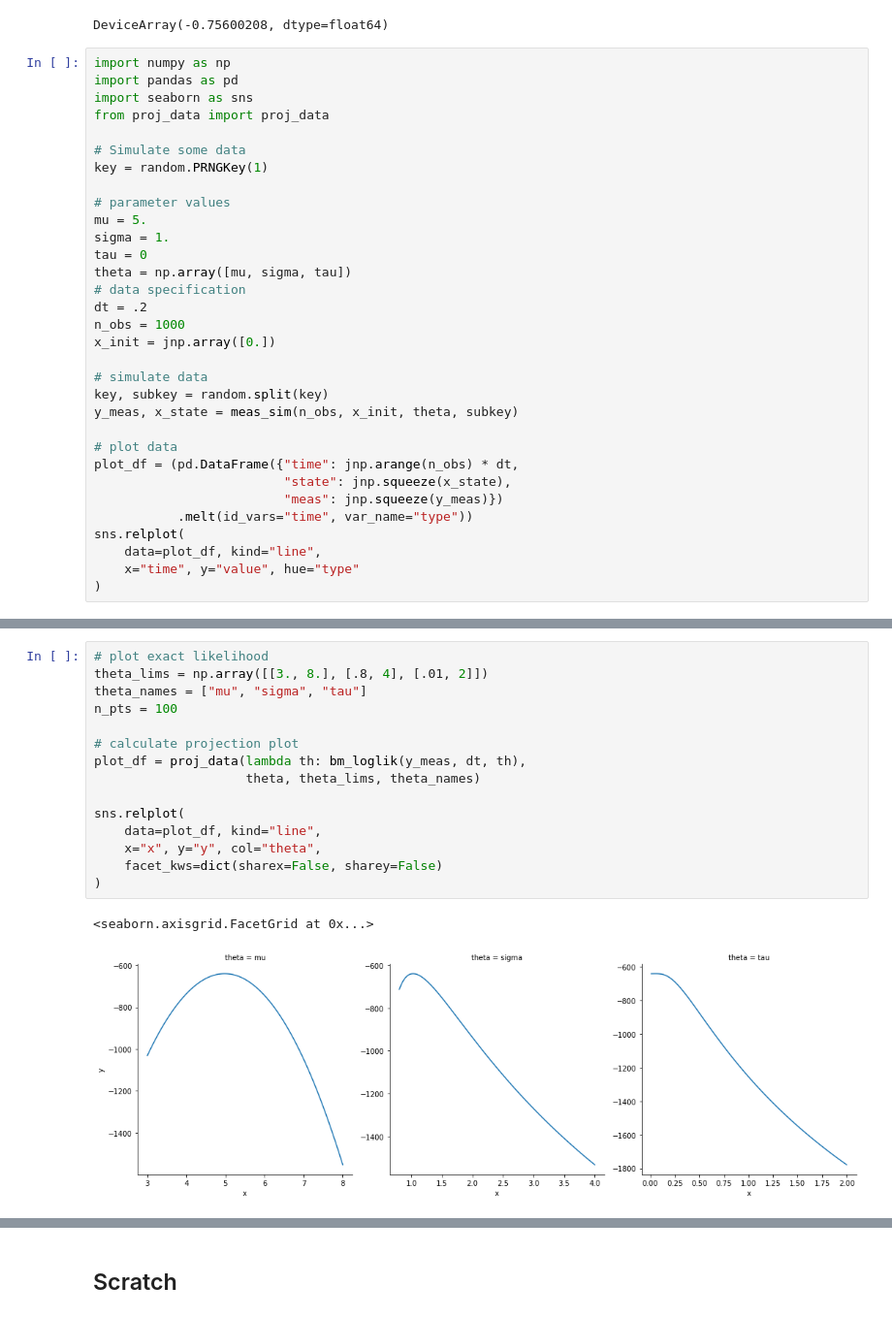
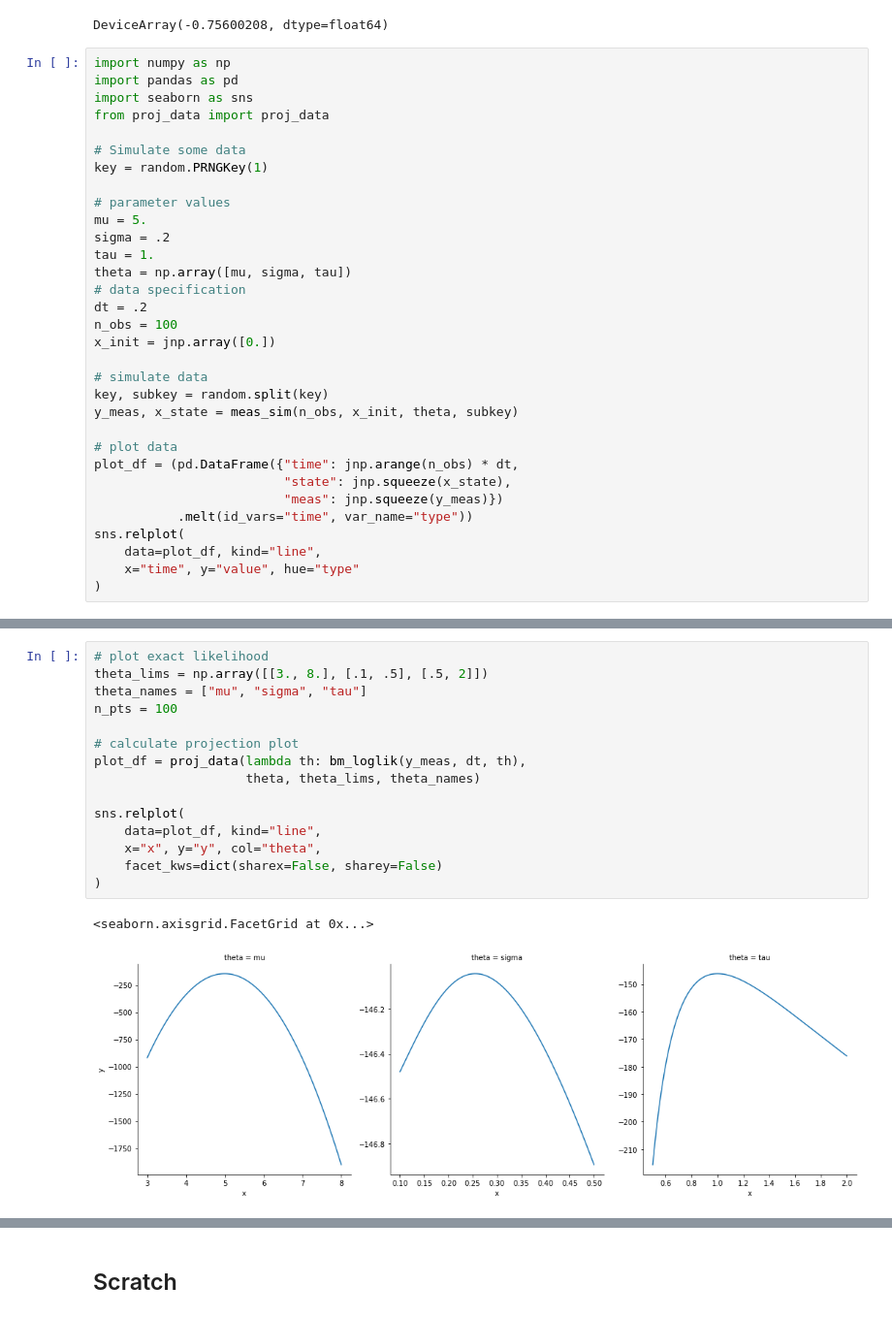
Before and after one commit to mlysy/pfjax, a Jupyter notebook: pfjax.ipynb, the cells around one changed output, grey strips where cells are left out. Shown at 97% size. Drawn from its saved outputs; the diff is of its cells as text.

```diff
--- a/pfjax.ipynb
+++ b/pfjax.ipynb
@@ -183,12 +190,12 @@ key = random.PRNGKey(1)
 
 # parameter values
 mu = 5.
-sigma = 1.
-tau = 0
+sigma = .2
+tau = 1.
 theta = np.array([mu, sigma, tau])
 # data specification
 dt = .2
-n_obs = 1000
+n_obs = 100
 x_init = jnp.array([0.])
 
 # simulate data
@@ -210,18 +217,18 @@ sns.relplot(
 # %%
 # plot exact likelihood
-theta_lims = np.array([[3., 8.], [.8, 4], [.01, 2]])
+theta_lims = np.array([[3., 8.], [.1, .5], [.5, 2]])
 theta_names = ["mu", "sigma", "tau"]
 n_pts = 100
 
 # calculate projection plot
 plot_df = proj_data(lambda th: bm_loglik(y_meas, dt, th),
                     theta, theta_lims, theta_names)
 
 sns.relplot(
     data=plot_df, kind="line",
     x="x", y="y", col="theta",
     facet_kws=dict(sharex=False, sharey=False)
 )
 # %% [output]
 <seaborn.axisgrid.FacetGrid at 0x...>
-[figure, old version]
+[figure, new version]
```
Also changed, not shown: parts of 10 cells of this notebook, 2 other files.
